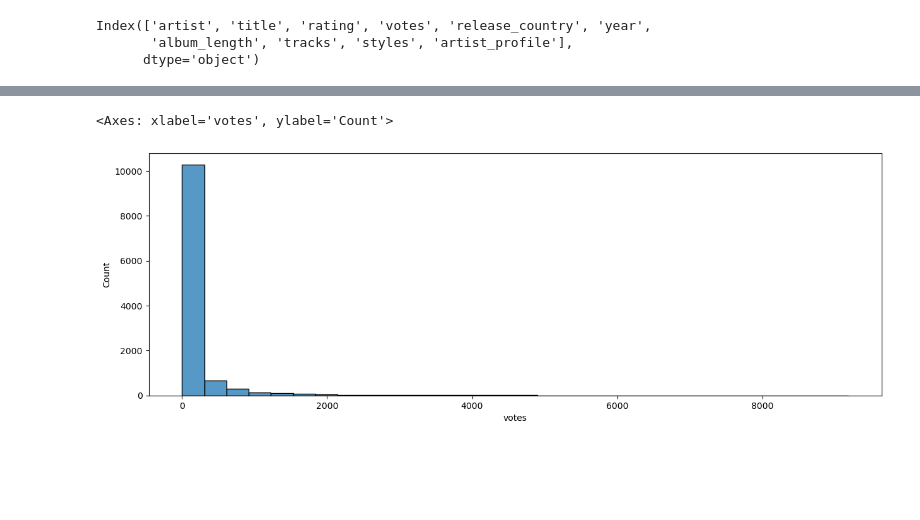
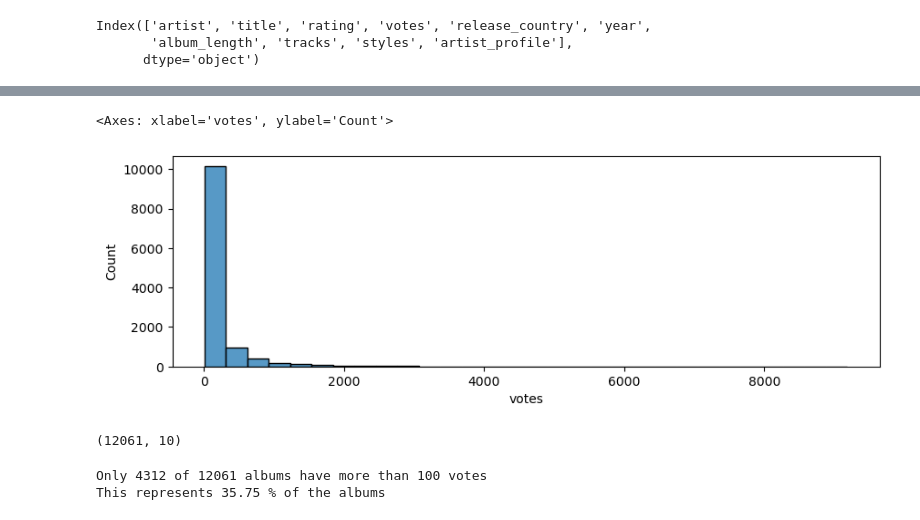
Before and after one commit to arnauog/what_the_rock, a Jupyter notebook: merges.ipynb, the cells around one changed output, grey strips where cells are left out. Drawn from its saved outputs; the diff is of its cells as text; code cells hidden in the pictures; blank space fills up the shorter version.

```diff
--- a/merges.ipynb
+++ b/merges.ipynb
@@ -721,0 +733,4 @@ df.to_csv('Datasets/df_rock_ratings.csv', index=False)
+# %%
+# import the df
+df = pd.read_csv('Datasets/df_rock_ratings.csv')
+df.shape
@@ -733,6 +750,16 @@ KeyError: 'votes'
 # %%
-plt.figure(figsize=(15,5))
-sns.histplot(data=df_masters_ratings[df_masters_ratings['votes']>1], x='votes', bins=30)
+plt.figure(figsize=(10,3))
+sns.histplot(data=df, x='votes', bins=30)
 # %% [output]
 <Axes: xlabel='votes', ylabel='Count'>
-[figure, old version]
+[figure, new version]
+# %%
+df.shape
+# %% [output]
+(12061, 10)
+# %%
+print(f"Only {df[df['votes']>100].shape[0]} of {df.shape[0]} albums have more than 100 votes")
+print(f"This represents {round(df[df['votes']>100].shape[0] / df.shape[0] *100, 2)} % of the albums")
+# %% [output]
+Only 4312 of 12061 albums have more than 100 votes
+This represents 35.75 % of the albums
```
Also changed, not shown: parts of 21 cells of this notebook, 12 other files.
